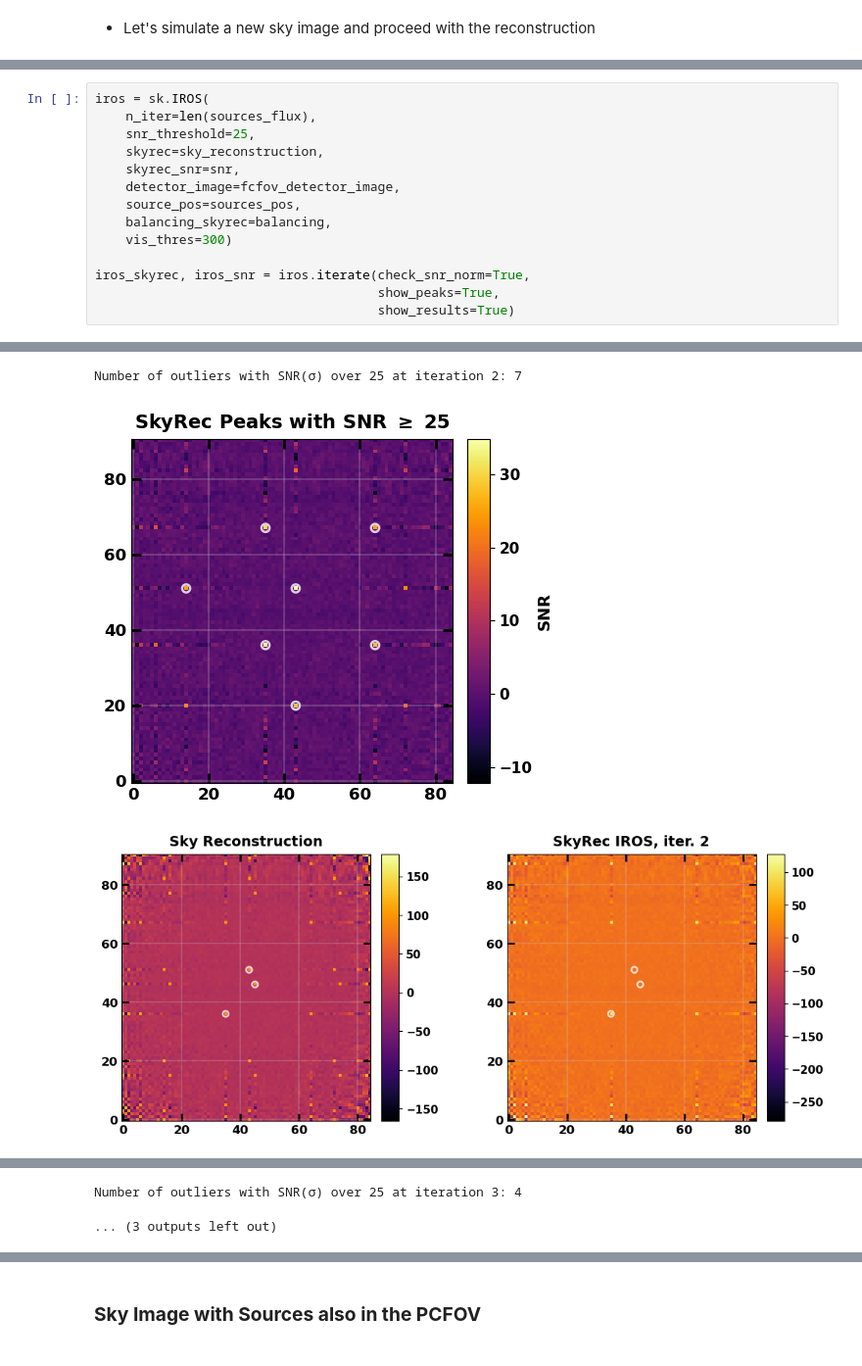
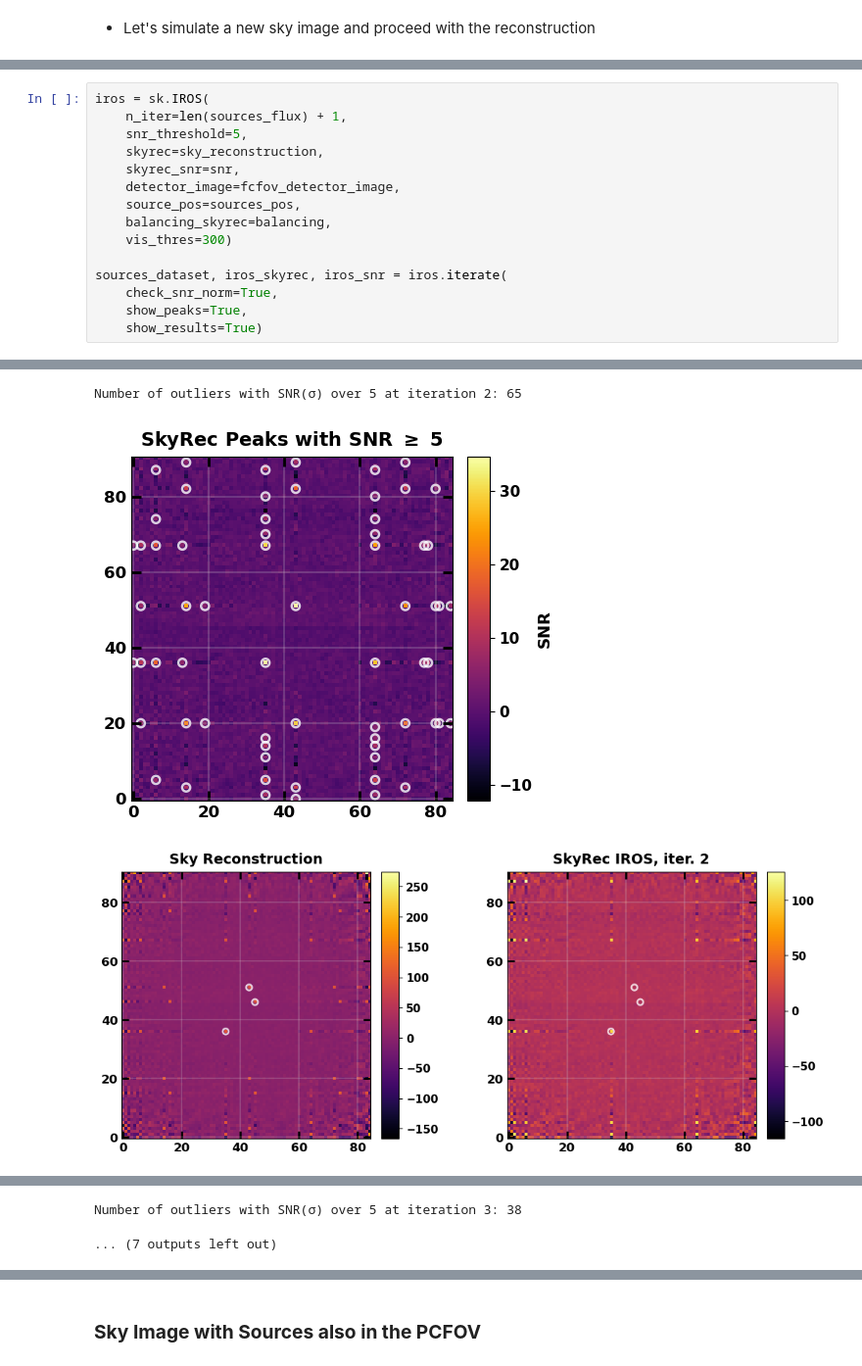
Before and after one commit to EdoardoGiancarli/Reconstruction_Masks_Test, a Jupyter notebook: Img_ReconstructionMethods_2D/iros_implementation.ipynb, the cells around one changed output, grey strips where cells are left out. Shown at 98% size. Drawn from its saved outputs; the diff is of its cells as text.

```diff
--- a/Img_ReconstructionMethods_2D/iros_implementation.ipynb
+++ b/Img_ReconstructionMethods_2D/iros_implementation.ipynb
@@ -447,7 +422,7 @@ importlib.reload(sk)
 # %%
 iros = sk.IROS(
-    n_iter=len(sources_flux),
-    snr_threshold=25,
+    n_iter=len(sources_flux) + 1,
+    snr_threshold=5,
     skyrec=sky_reconstruction,
     skyrec_snr=snr,
     detector_image=fcfov_detector_image,
@@ -455,7 +430,8 @@ iros = sk.IROS(
     balancing_skyrec=balancing,
     vis_thres=300)
 
-iros_skyrec, iros_snr = iros.iterate(check_snr_norm=True,
-                                     show_peaks=True,
-                                     show_results=True)
+sources_dataset, iros_skyrec, iros_snr = iros.iterate(
+    check_snr_norm=True,
+    show_peaks=True,
+    show_results=True)
 # %% [output]
@@ -468,3 +444,3 @@ Number of outliers with SNR(σ) over 25 at iteration 1: 9
-Number of outliers with SNR(σ) over 25 at iteration 2: 7
+Number of outliers with SNR(σ) over 5 at iteration 2: 65
-[figure, old version]
+[figure, new version]
-[figure, old version]
+[figure, new version]
@@ -473,2 +449,2 @@ Number of outliers with SNR(σ) over 25 at iteration 2: 7
-Number of outliers with SNR(σ) over 25 at iteration 3: 4
+Number of outliers with SNR(σ) over 5 at iteration 3: 38
-... (3 outputs left out)
+... (7 outputs left out)
```
Also changed, not shown: parts of 17 cells of this notebook, 3 other files.
